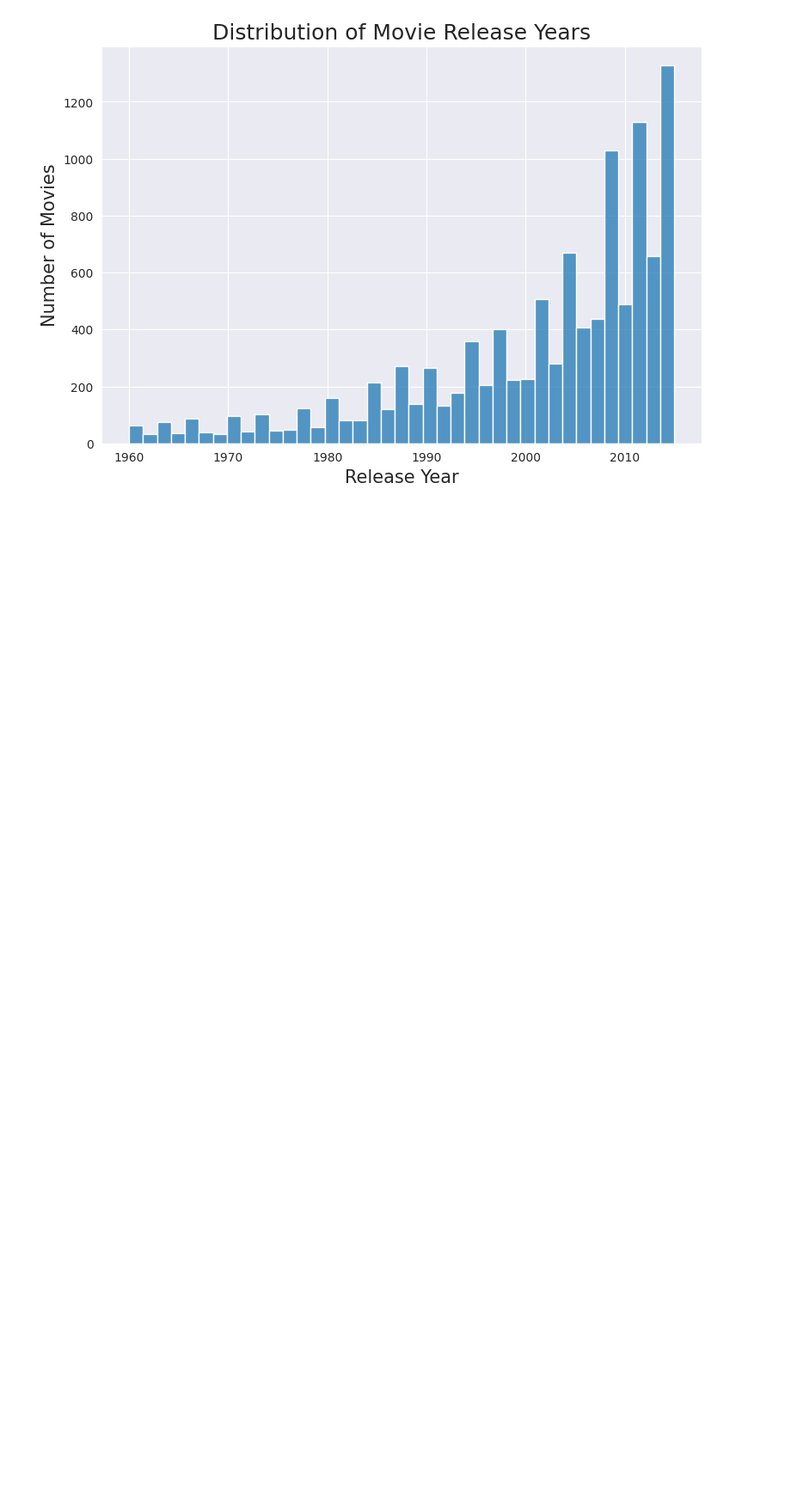
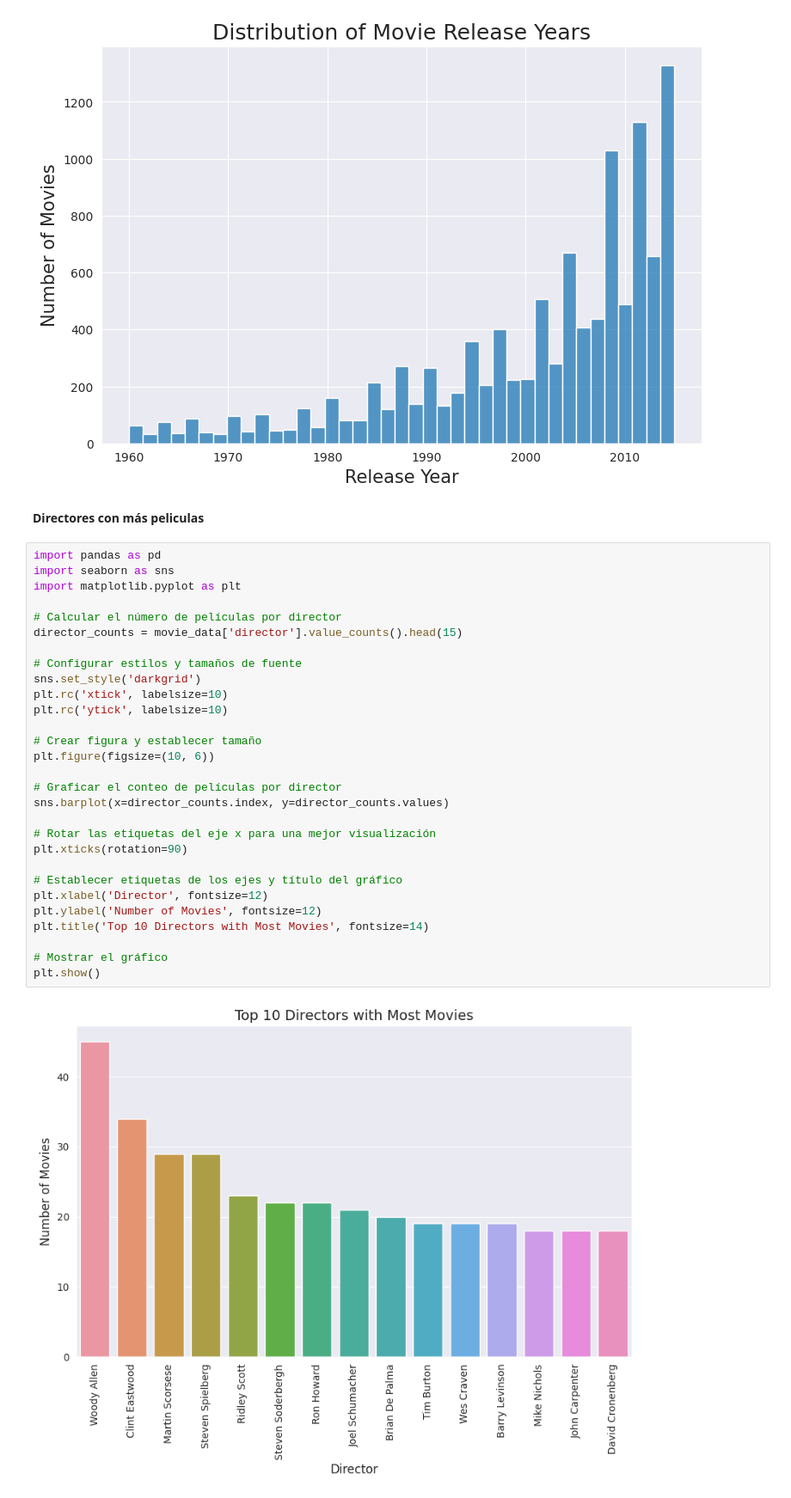
Before and after one commit to RODRIGORUBIO1991/PythonCode, a Jupyter notebook: Netflix/Movies.ipynb, the cells around one changed output. Shown: that part at 86% size. Drawn from its saved outputs; the diff is of its cells as text; blank space fills up the shorter version.

```diff
--- a/Netflix/Movies.ipynb
+++ b/Netflix/Movies.ipynb
@@ -220,3 +222,36 @@ sns.histplot(data=movie_data['release_year'], kde=False)
 plt.show()
 # %% [output]
 [figure]
+# %% [markdown]
+**Directores con más peliculas**
+# %%
+import pandas as pd
+import seaborn as sns
+import matplotlib.pyplot as plt
+
+# Calcular el número de películas por director
+director_counts = movie_data['director'].value_counts().head(15)
+
+# Configurar estilos y tamaños de fuente
+sns.set_style('darkgrid')
+plt.rc('xtick', labelsize=10)
+plt.rc('ytick', labelsize=10)
+
+# Crear figura y establecer tamaño
+plt.figure(figsize=(10, 6))
+
+# Graficar el conteo de películas por director
+sns.barplot(x=director_counts.index, y=director_counts.values)
+
+# Rotar las etiquetas del eje x para una mejor visualización
+plt.xticks(rotation=90)
+
+# Establecer etiquetas de los ejes y título del gráfico
+plt.xlabel('Director', fontsize=12)
+plt.ylabel('Number of Movies', fontsize=12)
+plt.title('Top 10 Directors with Most Movies', fontsize=14)
+
+# Mostrar el gráfico
+plt.show()
+# %% [output]
+[figure, added]
```
Also changed, not shown: parts of 1 cell of this notebook.
